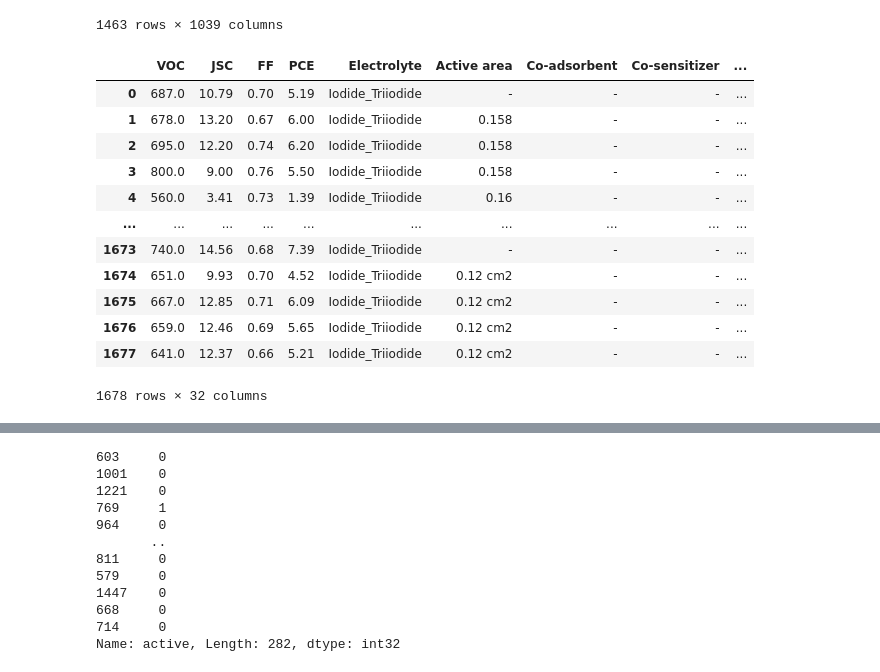
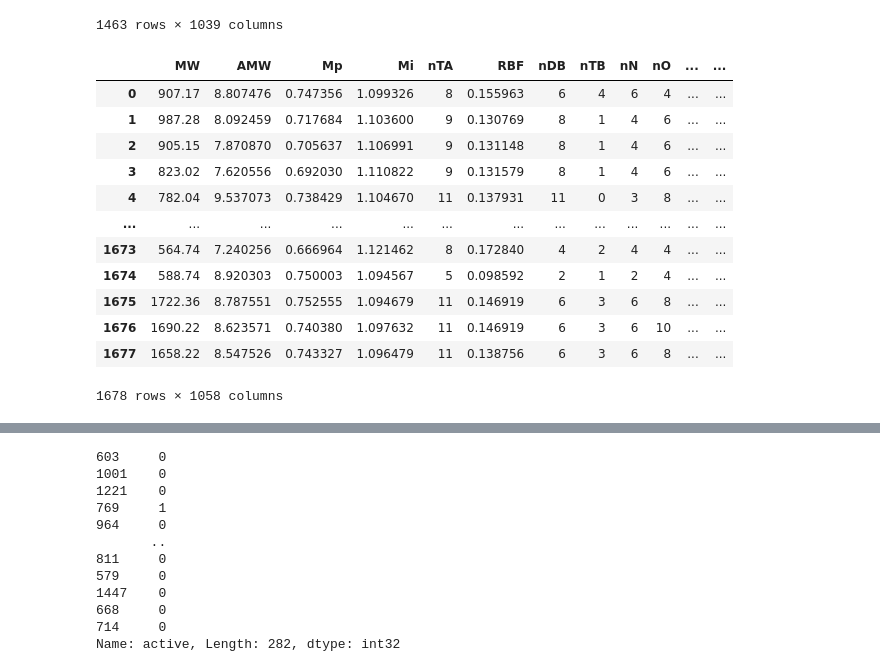
Before and after one commit to PaulC61/Cheminformatics, a Jupyter notebook: InternshipM2_BIU/WorkingEnvironment/Phase2/dsscModel.ipynb, the cells around one changed output, grey strips where cells are left out. Saved outputs shown, nothing was run; the diff lists cells and outputs as text; code cells hidden in the pictures.

```diff
--- a/InternshipM2_BIU/WorkingEnvironment/Phase2/dsscModel.ipynb
+++ b/InternshipM2_BIU/WorkingEnvironment/Phase2/dsscModel.ipynb
@@ -198,21 +198,21 @@ X_all, Y_all = gen_families_all_datasets(X_dict_bias, Y_dict_bias, top_compound_
 # %%
 X_raw = ordinalEncode_compound_family(X_dict_bias)
 # %%
-Y_all['metalsMixes']['global']
+X_all['metalsMixes']['global']
 # %% [output]
-|  | VOC | JSC | FF | PCE | Electrolyte | Active area | Co-adsorbent | Co-sensitizer | ... |
-| 0 | 687.0 | 10.79 | 0.70 | 5.19 | Iodide_Triiodide | - | - | - | ... |
-| 1 | 678.0 | 13.20 | 0.67 | 6.00 | Iodide_Triiodide | 0.158 | - | - | ... |
-| 2 | 695.0 | 12.20 | 0.74 | 6.20 | Iodide_Triiodide | 0.158 | - | - | ... |
-| 3 | 800.0 | 9.00 | 0.76 | 5.50 | Iodide_Triiodide | 0.158 | - | - | ... |
-| 4 | 560.0 | 3.41 | 0.73 | 1.39 | Iodide_Triiodide | 0.16 | - | - | ... |
-| ... | ... | ... | ... | ... | ... | ... | ... | ... | ... |
-| 1673 | 740.0 | 14.56 | 0.68 | 7.39 | Iodide_Triiodide | - | - | - | ... |
-| 1674 | 651.0 | 9.93 | 0.70 | 4.52 | Iodide_Triiodide | 0.12 cm2 | - | - | ... |
-| 1675 | 667.0 | 12.85 | 0.71 | 6.09 | Iodide_Triiodide | 0.12 cm2 | - | - | ... |
-| 1676 | 659.0 | 12.46 | 0.69 | 5.65 | Iodide_Triiodide | 0.12 cm2 | - | - | ... |
-| 1677 | 641.0 | 12.37 | 0.66 | 5.21 | Iodide_Triiodide | 0.12 cm2 | - | - | ... |
+|  | MW | AMW | Mp | Mi | nTA | RBF | nDB | nTB | nN | nO | ... | ... |
+| 0 | 907.17 | 8.807476 | 0.747356 | 1.099326 | 8 | 0.155963 | 6 | 4 | 6 | 4 | ... | ... |
+| 1 | 987.28 | 8.092459 | 0.717684 | 1.103600 | 9 | 0.130769 | 8 | 1 | 4 | 6 | ... | ... |
+| 2 | 905.15 | 7.870870 | 0.705637 | 1.106991 | 9 | 0.131148 | 8 | 1 | 4 | 6 | ... | ... |
+| 3 | 823.02 | 7.620556 | 0.692030 | 1.110822 | 9 | 0.131579 | 8 | 1 | 4 | 6 | ... | ... |
+| 4 | 782.04 | 9.537073 | 0.738429 | 1.104670 | 11 | 0.137931 | 11 | 0 | 3 | 8 | ... | ... |
+| ... | ... | ... | ... | ... | ... | ... | ... | ... | ... | ... | ... | ... |
+| 1673 | 564.74 | 7.240256 | 0.666964 | 1.121462 | 8 | 0.172840 | 4 | 2 | 4 | 4 | ... | ... |
+| 1674 | 588.74 | 8.920303 | 0.750003 | 1.094567 | 5 | 0.098592 | 2 | 1 | 2 | 4 | ... | ... |
+| 1675 | 1722.36 | 8.787551 | 0.752555 | 1.094679 | 11 | 0.146919 | 6 | 3 | 6 | 8 | ... | ... |
+| 1676 | 1690.22 | 8.623571 | 0.740380 | 1.097632 | 11 | 0.146919 | 6 | 3 | 6 | 10 | ... | ... |
+| 1677 | 1658.22 | 8.547526 | 0.743327 | 1.096479 | 11 | 0.138756 | 6 | 3 | 6 | 8 | ... | ... |
-1678 rows × 32 columns
+1678 rows × 1058 columns
 # %%
 def multi_train_test_split(x_dict, y_dict):
     all_cases = dict()
```
Also changed, not shown: parts of 3 cells of this notebook.
